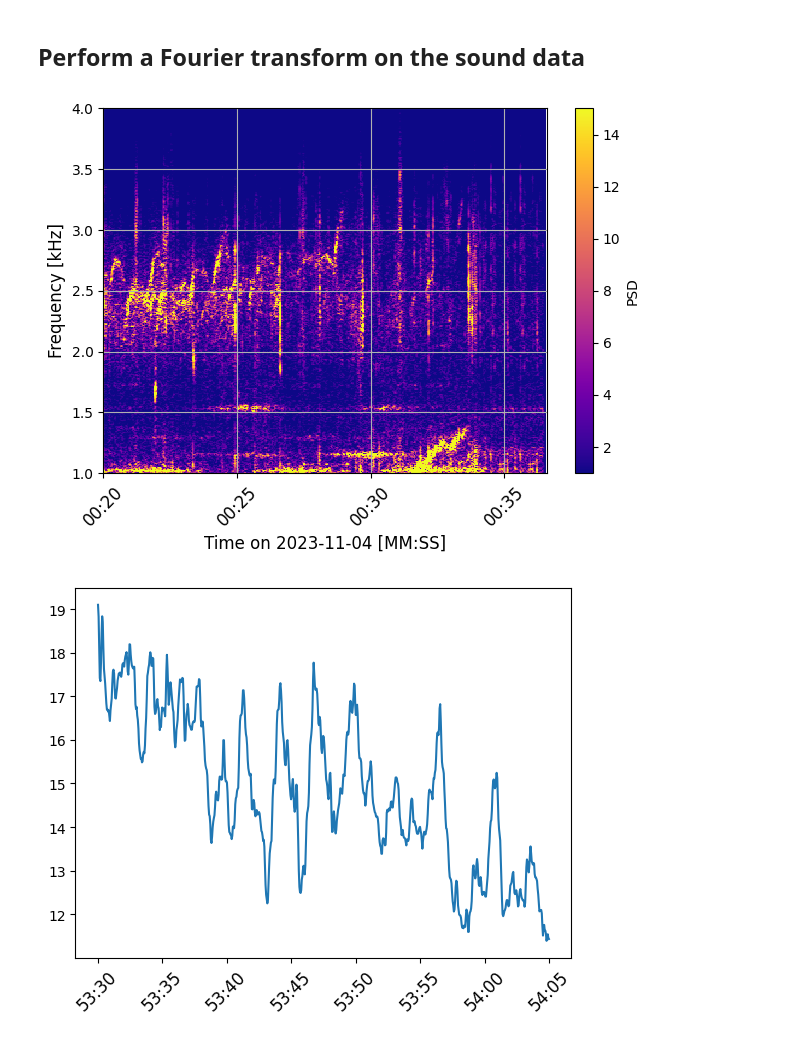
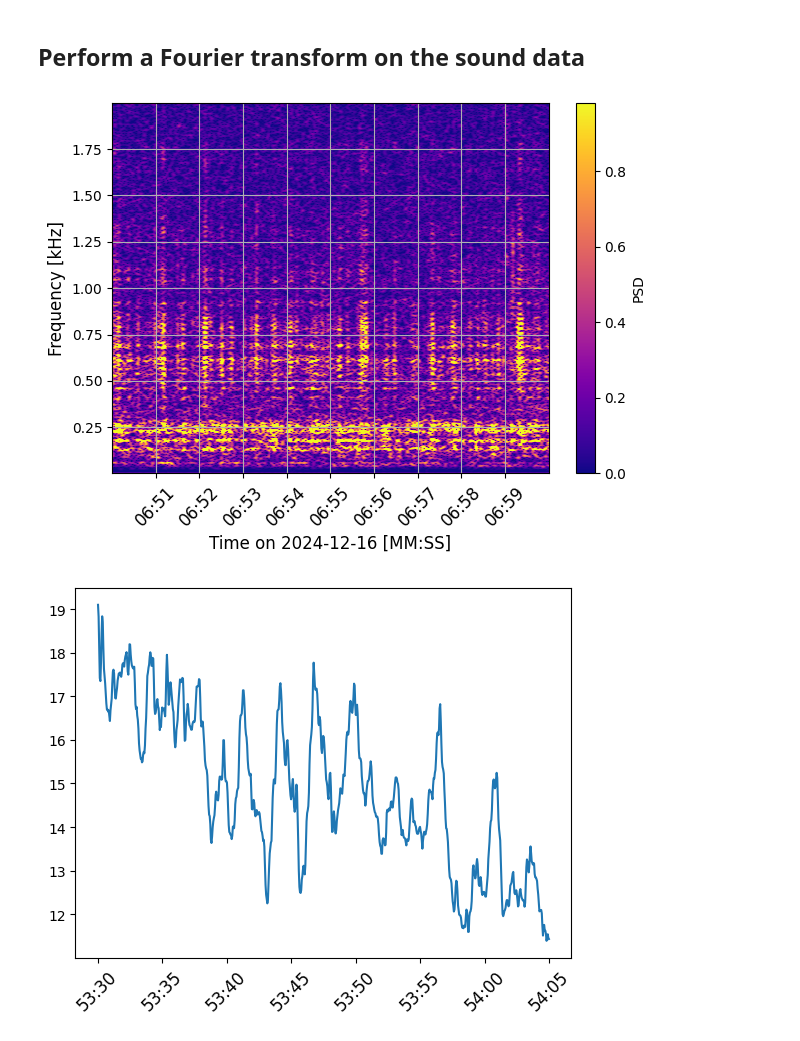
Before and after one commit to rileytroyer/pa-citizen-science, a Jupyter notebook: ludes-pa-sound-v2.ipynb, the cells around one changed output. Drawn from its saved outputs; the diff is of its cells as text; code cells hidden in the pictures.

Commit message:
looking at lach video

```diff
--- a/ludes-pa-sound-v2.ipynb
+++ b/ludes-pa-sound-v2.ipynb
@@ -77,13 +77,14 @@ def smooth(x,window_len=11,window='hanning'):
     return y[int(window_len/2):-int(window_len/2)]
 # %%
 # Where is the data stored
-filename = '../data/evan-ludes-aurora-videos/MVI_1458.MOV' # This is the best example of 3hz chorus
-filename = '../data/twitter/3gpp_1733841069000.3gpp'
+# filename = '../data/evan-ludes-aurora-videos/MVI_1458.MOV' # This is the best example of 3hz chorus
+# filename = '../data/twitter/3gpp_1733841069000.3gpp'
+filename = '../data/donna-lach/MVI_1500 DONNA LACH.MP4'
 #filename = 'MVI_3533.MOV'
 
 # Evan Ludes
-video_start = datetime.datetime(2023, 11, 4, 12, 53, 15, int(1e6*27/29.97)) # for 1458
-#video_start = datetime.datetime(2024, 11, 4, 12, 58, 58, int(1e6*4/29.97)) # for 3533
+# video_start = datetime.datetime(2023, 11, 4, 12, 53, 15, int(1e6*27/29.97)) # for 1458
+# video_start = datetime.datetime(2024, 11, 4, 12, 58, 58, int(1e6*4/29.97)) # for 3533
 
 # Twitter, unknown date and time
 video_start = datetime.datetime.combine(datetime.datetime.today().date(), datetime.time(0, 0, 0))
@@ -151,41 +158,52 @@ psd_low = 1 # use 0 for ludes video
 Sx_psd[Sx_psd < psd_low] = psd_low
 # %%
+# Filters for frequency and time
+time_filter = ((fft_datetimes > (video_start + datetime.timedelta(seconds=6*60+50)))
+               & (fft_datetimes <= (video_start + datetime.timedelta(seconds=7*60+0))) )
+freq_filter = (fft_freqs > 0) & (fft_freqs <= 2000)
+
 # Create figure
 fig, ax = plt.subplots(1, 1)
 
 # Plot the colormap
-freq_plot = ax.pcolormesh(fft_datetimes, fft_freqs/1000, Sx_psd, cmap='plasma')
+freq_plot = ax.pcolormesh(fft_datetimes[time_filter], fft_freqs[freq_filter]/1000,
+                          Sx_psd[freq_filter, :][:, time_filter], cmap='plasma')
 
 # Axis limits
-# For Evan Ludes
-#ax.set_ylim(0, 6)
-#ax.set_xlim(datetime.datetime(2023, 11, 4, 12, 53, 50), datetime.datetime(2023, 11, 4, 12, 53, 55))
-#ax.set_xlim(datetime.datetime(2024, 11, 4, 12, 59, 15), datetime.datetime(2024, 11, 4, 12, 59, 30))
 
-# For Twitter
-ax.set_ylim(1, 4)
-ax.set_xlim(video_start + datetime.timedelta(seconds=20), video_end)
+# # For Evan Ludes
+# ax.set_ylim(0, 6)
+# ax.set_xlim(datetime.datetime(2023, 11, 4, 12, 53, 50), datetime.datetime(2023, 11, 4, 12, 53, 55))
+# # ax.set_xlim(datetime.datetime(2024, 11, 4, 12, 59, 15), datetime.datetime(2024, 11, 4, 12, 59, 30))
+
+# # For Twitter
+# ax.set_ylim(1, 4)
+# ax.set_xlim(video_start + datetime.timedelta(seconds=20), video_end)
+
+# # For Lach
+# ax.set_ylim(0, 5)
+# ax.set_xlim(video_start + datetime.timedelta(seconds=6*60+15), video_start + datetime.timedelta(seconds=6*60+30))
 
 # Axis labels
 ax.set_ylabel('Frequency [kHz]', fontsize=12)
 ax.set_xlabel(f'Time on {video_start.date()} [MM:SS]', fontsize=12)
 #ax.set_yscale('log')
 
 # Make time look good
 time_fmt = mdates.DateFormatter('%M:%S')
 ax.xaxis.set_major_formatter(time_fmt)
 ax.tick_params(axis='x', which='major', labelsize=12,
                labelrotation=45)
 
 plt.colorbar(freq_plot, ax=ax, label='PSD')
 plt.grid()
 #plt.axhline(3.750, color='red')
 
 plt.tight_layout()
 
-#plt.savefig('ludes-spectragram-1-6khz-shortened-time-video1458.png', dpi=200)
+#plt.savefig('lach-spectragram-0-2hz-shortened-time.png', dpi=200)
 # %% [output]
-[figure, old version]
+[figure, new version]
 # %%
 # Create a figure to show summed frequency with time
 
```
Also changed, not shown: parts of 1 cell of this notebook, 2 other files.
